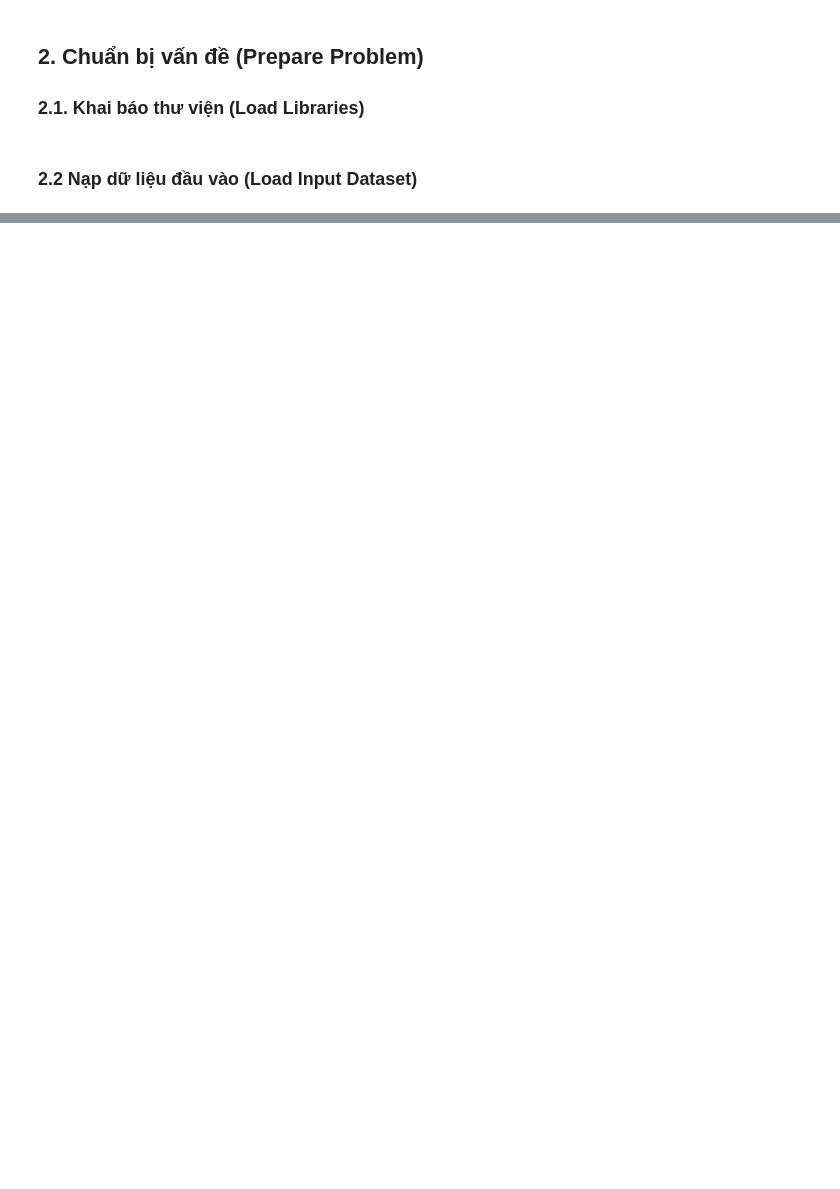
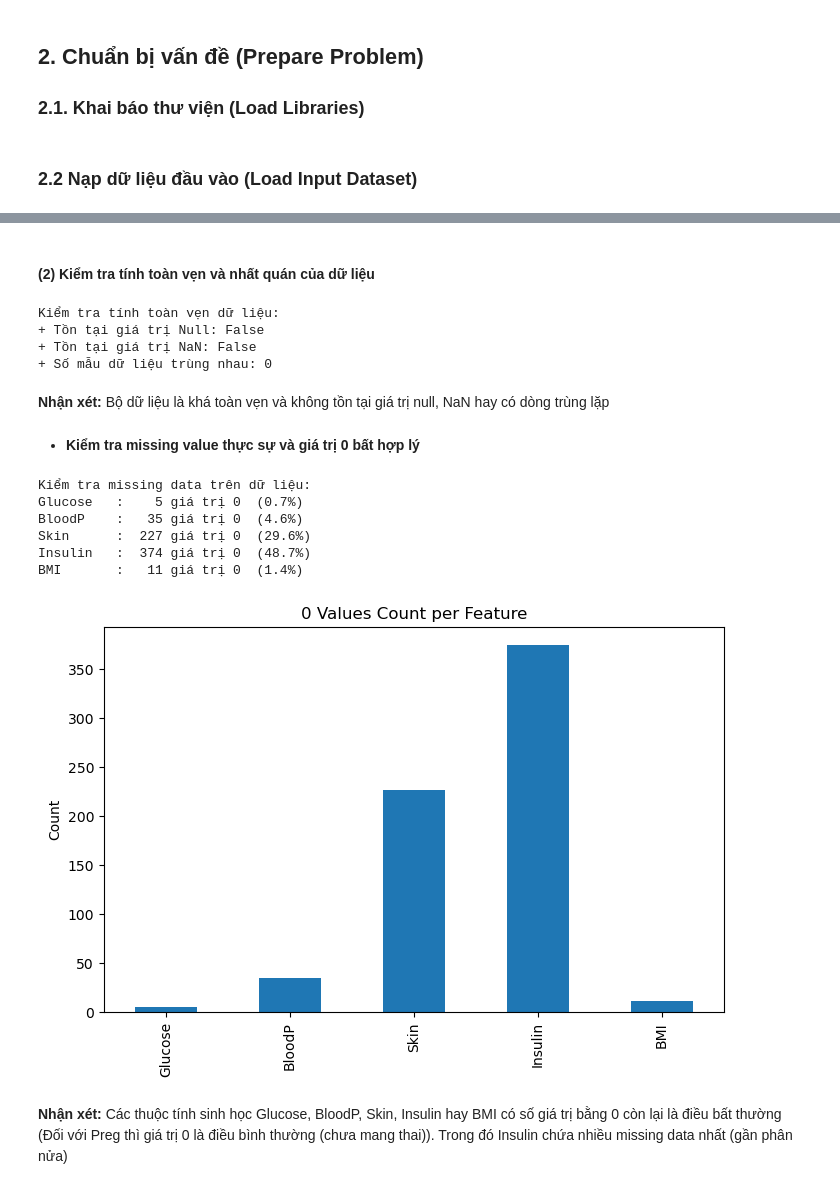
Before and after one commit to HuyTec/SGU_ML_2026-2027, a Jupyter notebook: Lab/Lab06-EDA/pima_indians-classification.ipynb, the cells around one changed output, grey strips where cells are left out. Cells and saved outputs as stored; diff of their text form; code cells hidden in the pictures; blank space fills up the shorter version.

```diff
--- a/Lab/Lab06-EDA/pima_indians-classification.ipynb
+++ b/Lab/Lab06-EDA/pima_indians-classification.ipynb
@@ -58,0 +139,55 @@ dataset = pd.read_csv(dataset_path, names = dataset_names)
+# %% [markdown]
+#### (2) **Kiểm tra tính toàn vẹn và nhất quán của dữ liệu**
+# %%
+has_null = dataset.isnull().sum().any()
+has_nan = dataset.isna().sum().any()
+duplicate = dataset.duplicated().sum()
+
+print(f'Kiểm tra tính toàn vẹn dữ liệu:')
+print(f'+ Tồn tại giá trị Null: {has_null}')
+if has_null:
+    display.display(dataset[dataset.isnull().any(axis=1)])
+print(f'+ Tồn tại giá trị NaN: {has_nan}')
+if has_nan:
+    display.display(dataset[dataset.isna().any(axis=1)])
+print(f'+ Số mẫu dữ liệu trùng nhau: {duplicate}')
+if duplicate > 0:
+    display.display(dataset[dataset.duplicated()])
+# %% [output]
+Kiểm tra tính toàn vẹn dữ liệu:
++ Tồn tại giá trị Null: False
++ Tồn tại giá trị NaN: False
++ Số mẫu dữ liệu trùng nhau: 0
+# %% [markdown]
+**Nhận xét:** Bộ dữ liệu là khá toàn vẹn và không tồn tại giá trị null, NaN hay có dòng trùng lặp
+# %% [markdown]
+* **Kiểm tra missing value thực sự và giá trị 0 bất hợp lý**
+# %%
+# ── 2. Kiểm tra missing values thực sự và giá trị 0 bất hợp lý ──
+print("Kiểm tra missing data trên dữ liệu:")
+# Các cột không thể có giá trị 0 trong thực tế
+invalid_zero_cols = ['Glucose', 'BloodP', 'Skin', 'Insulin', 'BMI']
+
+for col in invalid_zero_cols:
+    n_zeros = (dataset[col] == 0).sum()
+    pct = n_zeros / len(dataset) * 100
+    print(f"{col:10s}: {n_zeros:4d} giá trị 0  ({pct:.1f}%)")
+# %% [output]
+Kiểm tra missing data trên dữ liệu:
+Glucose   :    5 giá trị 0  (0.7%)
+BloodP    :   35 giá trị 0  (4.6%)
+Skin      :  227 giá trị 0  (29.6%)
+Insulin   :  374 giá trị 0  (48.7%)
+BMI       :   11 giá trị 0  (1.4%)
+# %%
+# Trực quan hóa các missing data
+missing_counts = (dataset[invalid_zero_cols] == 0).sum()
+missing_counts.plot(kind='bar', figsize=(8,5))
+
+plt.title("0 Values Count per Feature")
+plt.ylabel("Count")
+plt.show()
+# %% [output]
+[figure, added]
+# %% [markdown]
+**Nhận xét:** Các thuộc tính sinh học Glucose, BloodP, Skin, Insulin hay BMI có số giá trị bằng 0 còn lại là điều bất thường (Đối với Preg thì giá trị 0 là điều bình thường (chưa mang thai)). Trong đó Insulin chứa nhiều missing data nhất (gần phân nửa)
```
Also changed, not shown: parts of 61 cells of this notebook, 8 other files.
